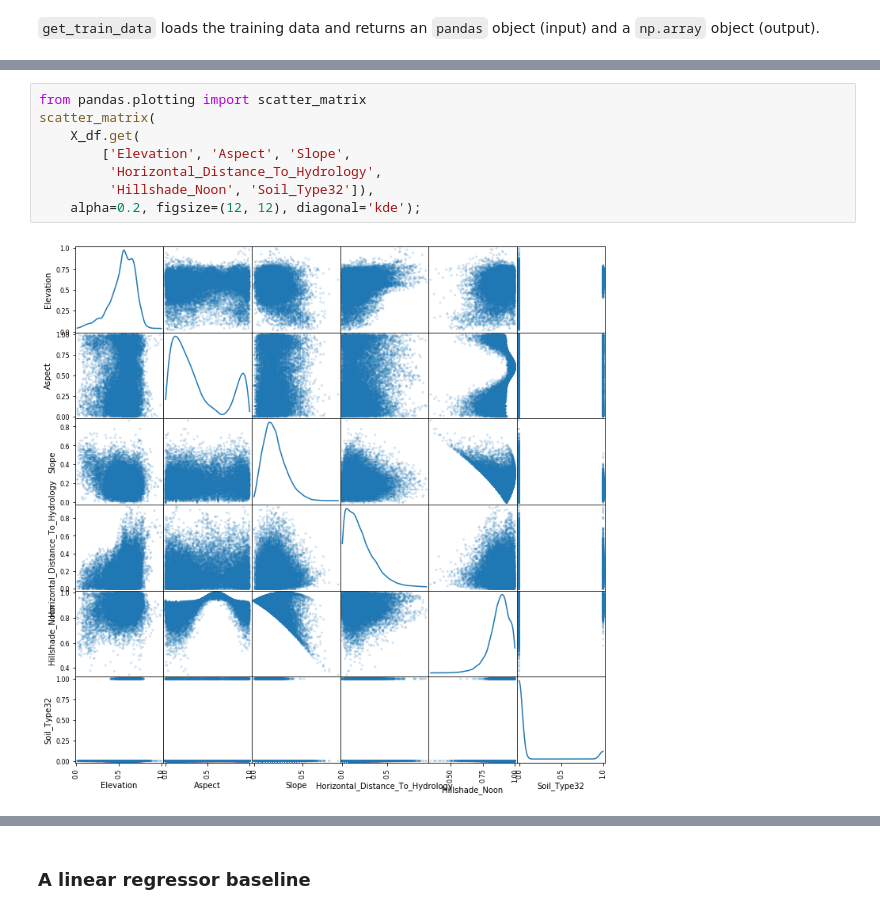
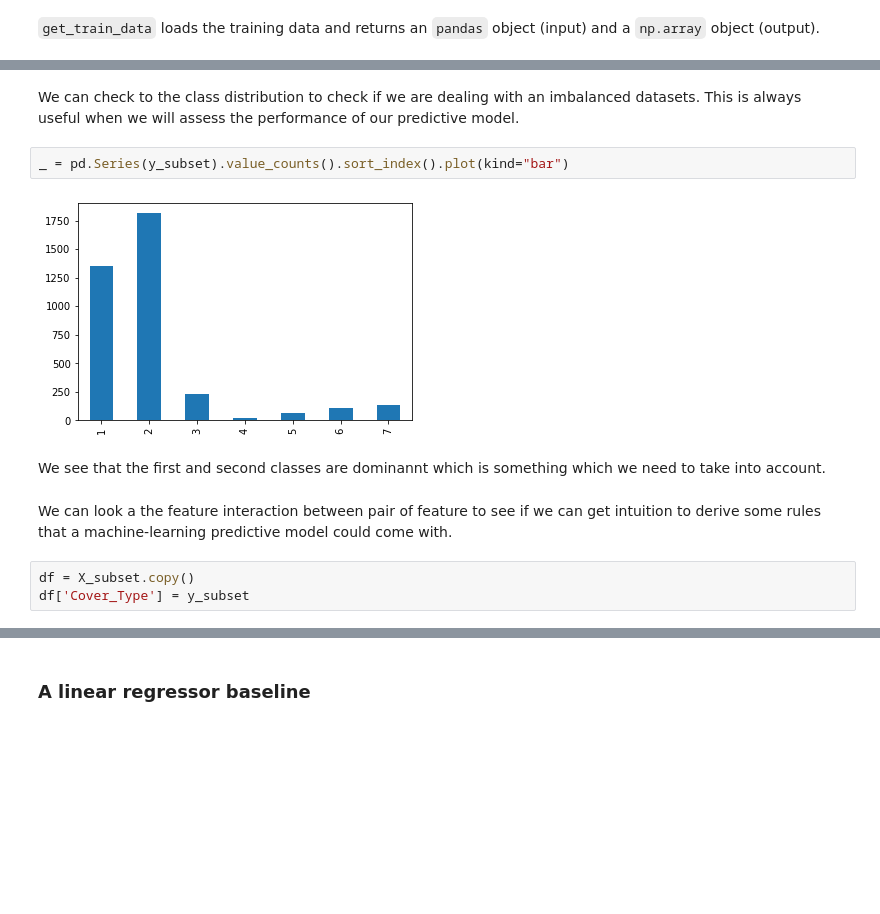
Before and after one commit to ramp-kits/covertype, a Jupyter notebook: covertype_starting_kit.ipynb, the cells around one changed output, grey strips where cells are left out. Drawn from its saved outputs; the diff is of its cells as text; blank space fills up the shorter version.

```diff
--- a/covertype_starting_kit.ipynb
+++ b/covertype_starting_kit.ipynb
@@ -88,10 +80,13 @@ full_data_df.groupby('Cover_Type').count()
-# %%
-from pandas.plotting import scatter_matrix
-scatter_matrix(
-    X_df.get(
-        ['Elevation', 'Aspect', 'Slope',
-         'Horizontal_Distance_To_Hydrology',
-         'Hillshade_Noon', 'Soil_Type32']),
-    alpha=0.2, figsize=(12, 12), diagonal='kde');
-# %% [output]
-[figure, removed]
+# %% [markdown]
+We can check to the class distribution to check if we are dealing with an imbalanced datasets. This is always useful when we will assess the performance of our predictive model.
+# %%
+_ = pd.Series(y_subset).value_counts().sort_index().plot(kind="bar")
+# %% [output]
+[figure, added]
+# %% [markdown]
+We see that the first and second classes are dominannt which is something which we need to take into account.
+# %% [markdown]
+We can look a the feature interaction between pair of feature to see if we can get intuition to derive some rules that a machine-learning predictive model could come with.
+# %%
+df = X_subset.copy()
+df['Cover_Type'] = y_subset
```
Also changed, not shown: parts of 43 cells of this notebook, 4 other files.
